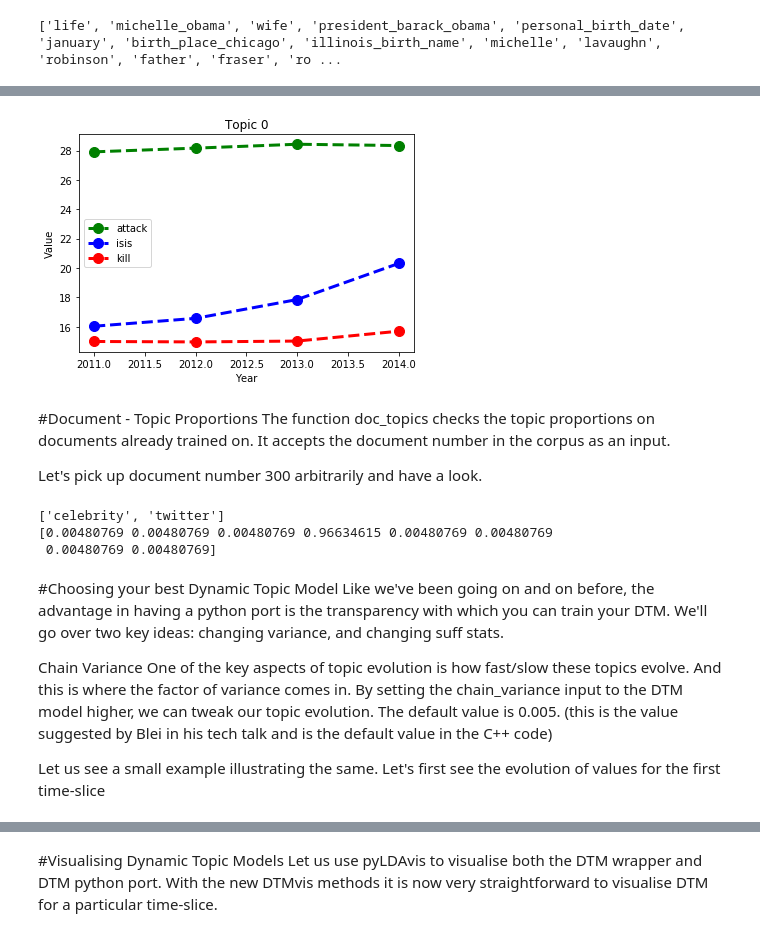
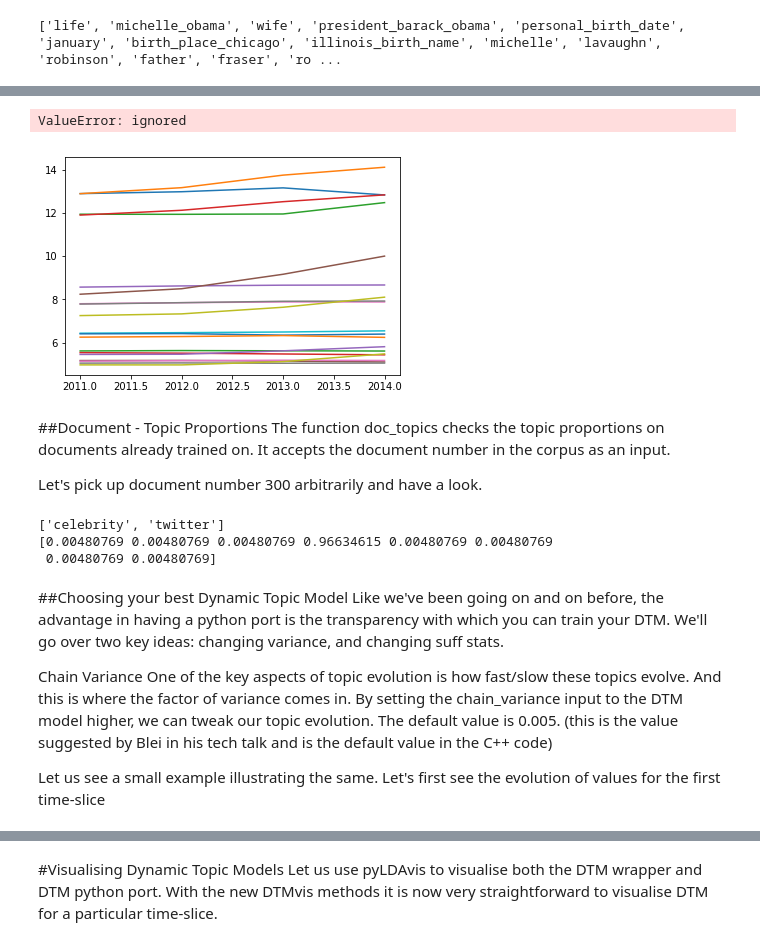
Before and after one commit to inderjot29/Topic-Modeling, a Jupyter notebook: Topic_Modelling.ipynb, the cells around one changed output, grey strips where cells are left out. Cells and saved outputs as stored; diff of their text form; code cells hidden in the pictures.

```diff
--- a/Topic_Modelling.ipynb
+++ b/Topic_Modelling.ipynb
@@ -262,13 +345,13 @@ print(lemmatized_data[1])
 # %%
-NUM_TOPICS = 15
+NUM_TOPICS = model.best_params_['n_components']
 
 # Create Dictionary
-train_id2word = corpora.Dictionary(lemmatized_data)
+train_id2word = corpora.Dictionary(preprocessed_data)
 train_id2word.filter_extremes(no_below=10, no_above=0.25,keep_n=100000)
 train_id2word.compactify()
 
 # Term Document Frequency
-train_corpus = [train_id2word.doc2bow(text) for text in lemmatized_data]
+train_corpus = [train_id2word.doc2bow(text) for text in preprocessed_data]
 #tfidf_model = gensim.models.TfidfModel(train_corpus)
 #train_corpus = tfidf_model[train_corpus]
 # Save the corpus with pickle
@@ -574,0 +637,3 @@ time_slice = [1, 26, 212,76]
+# %%
+time_slice = df_count_per_year['count_per_year'].values[:4]
+time_slice
@@ -629,45 +704,39 @@ ldaseq.print_topic_times(topic=0)
 # %%
 import matplotlib.pyplot as plt
 
 time_series_topic_0 = ldaseq.print_topic_times(topic=0)
 
-# line 1 points
-x1 = [2011,2012,2013,2014]
-y1 = [[freq*1000 for word, freq in cp if word=='attack'] for cp in time_series_topic_0]
-# plotting the line 1 points
-plt.plot(x1, y1, label = "attack",color='green', linestyle='dashed', linewidth = 3,
-         marker='o', markerfacecolor='green', markersize=10)
+no_of_words = len(time_series_topic_0[0])
+words_list = [x[0] for x in time_series_topic_0[0]]
 
-# line 2 points
-x2 = [2011,2012,2013,2014]
-y2 = [[freq*1000 for word, freq in cp if word=='isis'] for cp in time_series_topic_0]
-# plotting the line 2 points
-plt.plot(x2, y2, label = "isis", color='blue', linestyle='dashed', linewidth = 3,
-         marker='o', markerfacecolor='blue', markersize=10)
+x_axis_values = df_count_per_year['year'].values[:4]
+x_axis_values = [int(x) for x in x_axis_values]
 
-# line 3 points
-x3 = [2011,2012,2013,2014]
-y3 = [[freq*1000 for word, freq in cp if word=='kill'] for cp in time_series_topic_0]
-# plotting the line 1 points
-plt.plot(x3, y3, label = "kill",color='red', linestyle='dashed', linewidth = 3,
-         marker='o', markerfacecolor='red', markersize=10)
+for i in range(0,no_of_words):
+  x1 = x_axis_values
+  y1 = [[freq*1000 for word, freq in cp if word==words_list[i]] for cp in time_series_topic_0]
+  word = words_list[i]
+  plt.plot(x1, y1)
 
+
+plt.gca().legend((','.join(str(x) for x in words_list)))
 # naming the x axis
 plt.xlabel('Year')
 # naming the y axis
 plt.ylabel('Value')
 # giving a title to my graph
 plt.title('Topic 0')
 
 # show a legend on the plot
 plt.legend()
 
 # function to show the plot
 plt.show()
 # %% [output]
+ValueError: ignored
-[figure, old version]
+[figure, new version]
 # %% [markdown]
-#Document - Topic Proportions
+##Document - Topic Proportions
 The function doc_topics checks the topic proportions on documents already trained on. It accepts the document number in the corpus as an input.
 
 Let's pick up document number 300 arbitrarily and have a look.
@@ -683,7 +752,7 @@ print (doc)
 [0.00480769 0.00480769 0.00480769 0.96634615 0.00480769 0.00480769
  0.00480769 0.00480769]
 # %% [markdown]
-#Choosing your best Dynamic Topic Model
+##Choosing your best Dynamic Topic Model
 Like we've been going on and on before, the advantage in having a python port is the transparency with which you can train your DTM. We'll go over two key ideas: changing variance, and changing suff stats.
 
 Chain Variance
```
Also changed, not shown: parts of 46 cells of this notebook.
